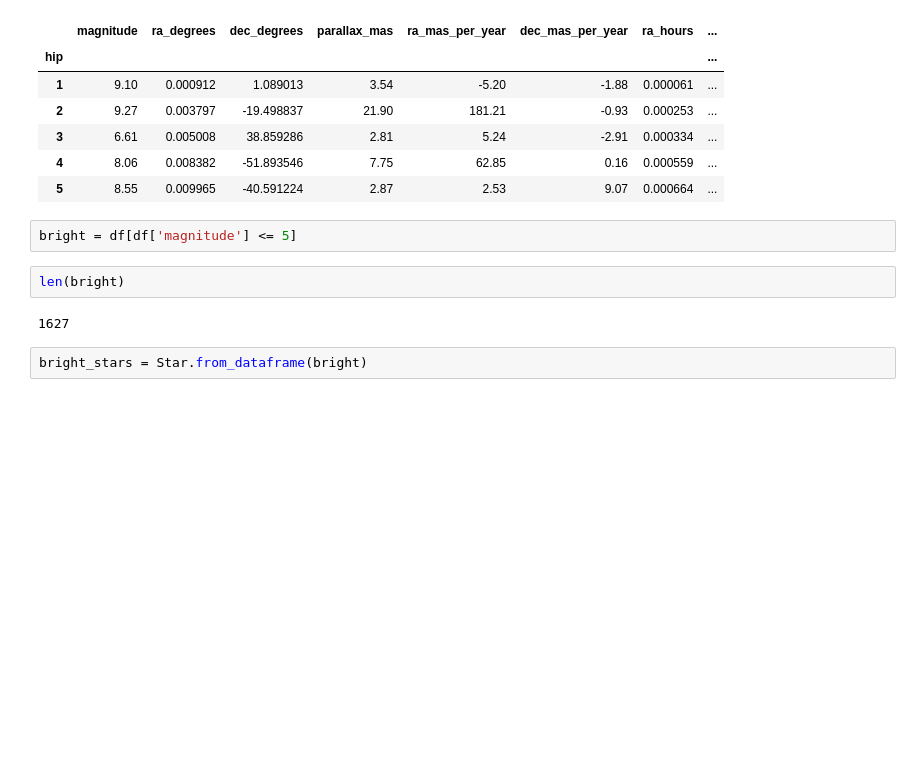
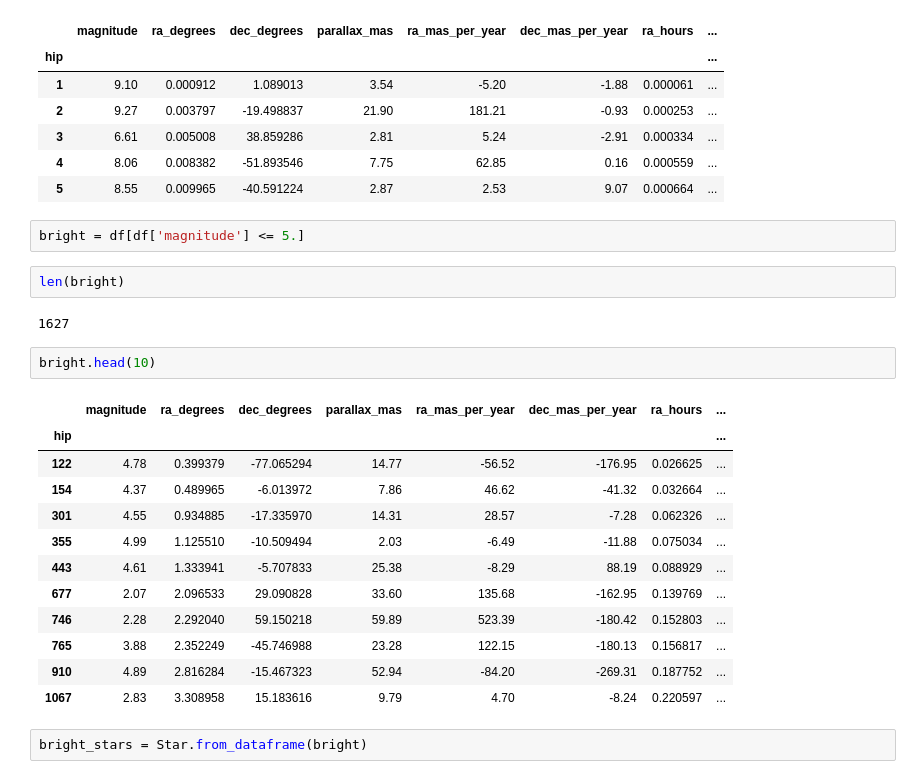
Before and after one commit to bradleypallen/skyfield-notebooks, a Jupyter notebook: Learning Skyfield.ipynb, the cells around one changed output. Saved outputs shown, nothing was run; the diff lists cells and outputs as text; blank space fills up the shorter version.

```diff
--- a/Learning Skyfield.ipynb
+++ b/Learning Skyfield.ipynb
@@ -74,11 +78,26 @@ df.head()
 | 4 | 8.06 | 0.008382 | -51.893546 | 7.75 | 62.85 | 0.16 | 0.000559 | ... |
 | 5 | 8.55 | 0.009965 | -40.591224 | 2.87 | 2.53 | 9.07 | 0.000664 | ... |
 # %%
-bright = df[df['magnitude'] <= 5]
+bright = df[df['magnitude'] <= 5.]
 # %%
 len(bright)
 # %% [output]
 1627
+# %%
+bright.head(10)
+# %% [output]
+|  | magnitude | ra_degrees | dec_degrees | parallax_mas | ra_mas_per_year | dec_mas_per_year | ra_hours | ... |
+| hip |  |  |  |  |  |  |  | ... |
+| 122 | 4.78 | 0.399379 | -77.065294 | 14.77 | -56.52 | -176.95 | 0.026625 | ... |
+| 154 | 4.37 | 0.489965 | -6.013972 | 7.86 | 46.62 | -41.32 | 0.032664 | ... |
+| 301 | 4.55 | 0.934885 | -17.335970 | 14.31 | 28.57 | -7.28 | 0.062326 | ... |
+| 355 | 4.99 | 1.125510 | -10.509494 | 2.03 | -6.49 | -11.88 | 0.075034 | ... |
+| 443 | 4.61 | 1.333941 | -5.707833 | 25.38 | -8.29 | 88.19 | 0.088929 | ... |
+| 677 | 2.07 | 2.096533 | 29.090828 | 33.60 | 135.68 | -162.95 | 0.139769 | ... |
+| 746 | 2.28 | 2.292040 | 59.150218 | 59.89 | 523.39 | -180.42 | 0.152803 | ... |
+| 765 | 3.88 | 2.352249 | -45.746988 | 23.28 | 122.15 | -180.13 | 0.156817 | ... |
+| 910 | 4.89 | 2.816284 | -15.467323 | 52.94 | -84.20 | -269.31 | 0.187752 | ... |
+| 1067 | 2.83 | 3.308958 | 15.183616 | 9.79 | 4.70 | -8.24 | 0.220597 | ... |
 # %%
 bright_stars = Star.from_dataframe(bright)
 # %%
```
Also changed, not shown: parts of 13 cells of this notebook, 1 other file.
